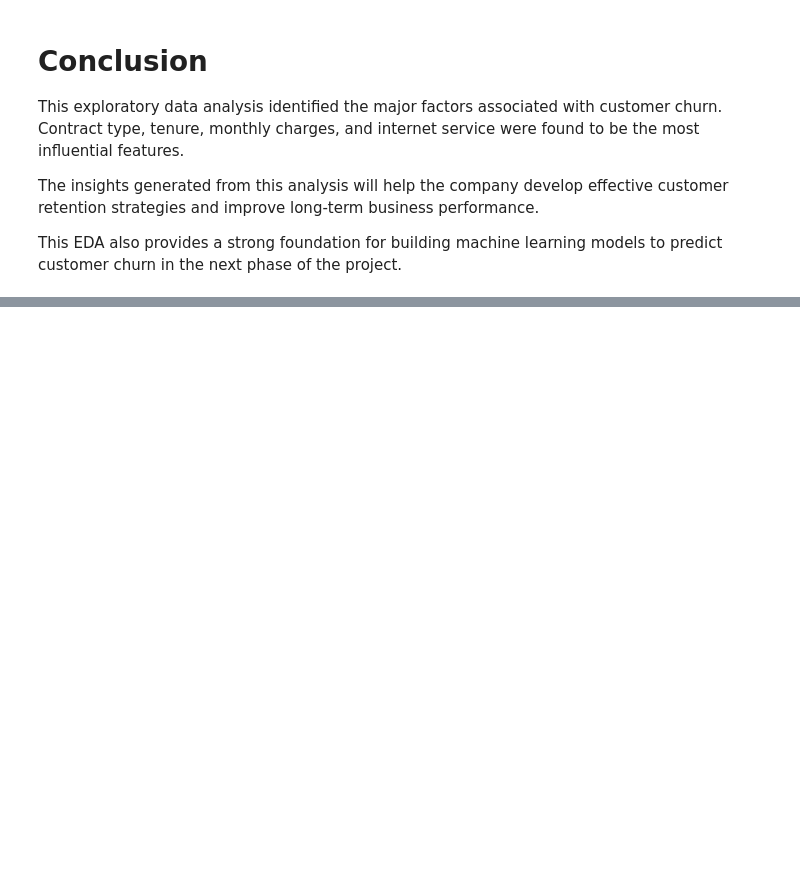
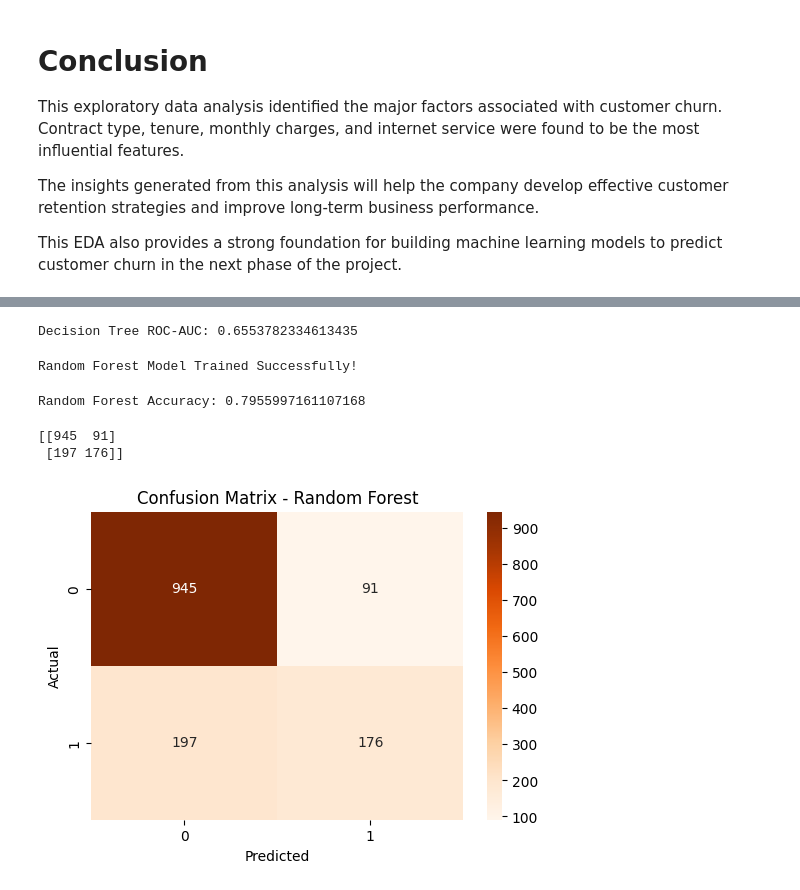
Before and after one commit to Snehakharade-122005/Customer-Churn-Prediction, a Jupyter notebook: Customer_Churn_Prediction_EDA.ipynb, the cells around one changed output, grey strips where cells are left out. Saved outputs shown, nothing was run; the diff lists cells and outputs as text; code cells hidden in the pictures; blank space fills up the shorter version.

```diff
--- a/Customer_Churn_Prediction_EDA.ipynb
+++ b/Customer_Churn_Prediction_EDA.ipynb
@@ -415,0 +919,59 @@ This EDA also provides a strong foundation for building machine learning models
+# %%
+from sklearn.metrics import roc_auc_score
+
+dt_roc_auc = roc_auc_score(y_test, y_pred_dt)
+
+print("Decision Tree ROC-AUC:", dt_roc_auc)
+# %% [output]
+Decision Tree ROC-AUC: 0.6553782334613435
+# %%
+from sklearn.ensemble import RandomForestClassifier
+
+# Create Random Forest model
+rf_model = RandomForestClassifier(
+    n_estimators=100,
+    random_state=42
+)
+
+# Train the model
+rf_model.fit(X_train, y_train)
+
+print("Random Forest Model Trained Successfully!")
+# %% [output]
+Random Forest Model Trained Successfully!
+# %%
+# Predict on test data
+
+y_pred_rf = rf_model.predict(X_test)
+# %%
+from sklearn.metrics import accuracy_score
+
+rf_accuracy = accuracy_score(y_test, y_pred_rf)
+
+print("Random Forest Accuracy:", rf_accuracy)
+# %% [output]
+Random Forest Accuracy: 0.7955997161107168
+# %%
+from sklearn.metrics import confusion_matrix
+
+cm_rf = confusion_matrix(y_test, y_pred_rf)
+
+print(cm_rf)
+# %% [output]
+[[945  91]
+ [197 176]]
+# %%
+plt.figure(figsize=(6,4))
+
+sns.heatmap(cm_rf,
+            annot=True,
+            fmt='d',
+            cmap='Oranges')
+
+plt.title("Confusion Matrix - Random Forest")
+plt.xlabel("Predicted")
+plt.ylabel("Actual")
+
+plt.show()
+# %% [output]
+[figure, added]
```
Also changed, not shown: parts of 86 cells of this notebook.
